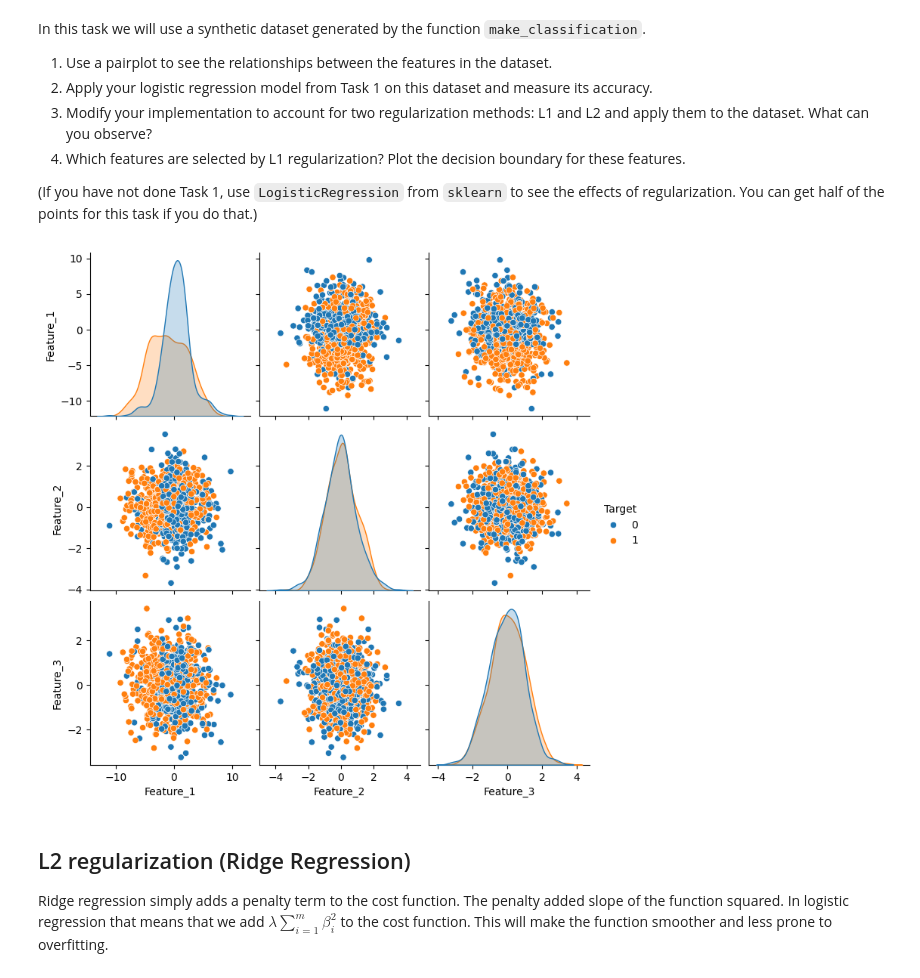
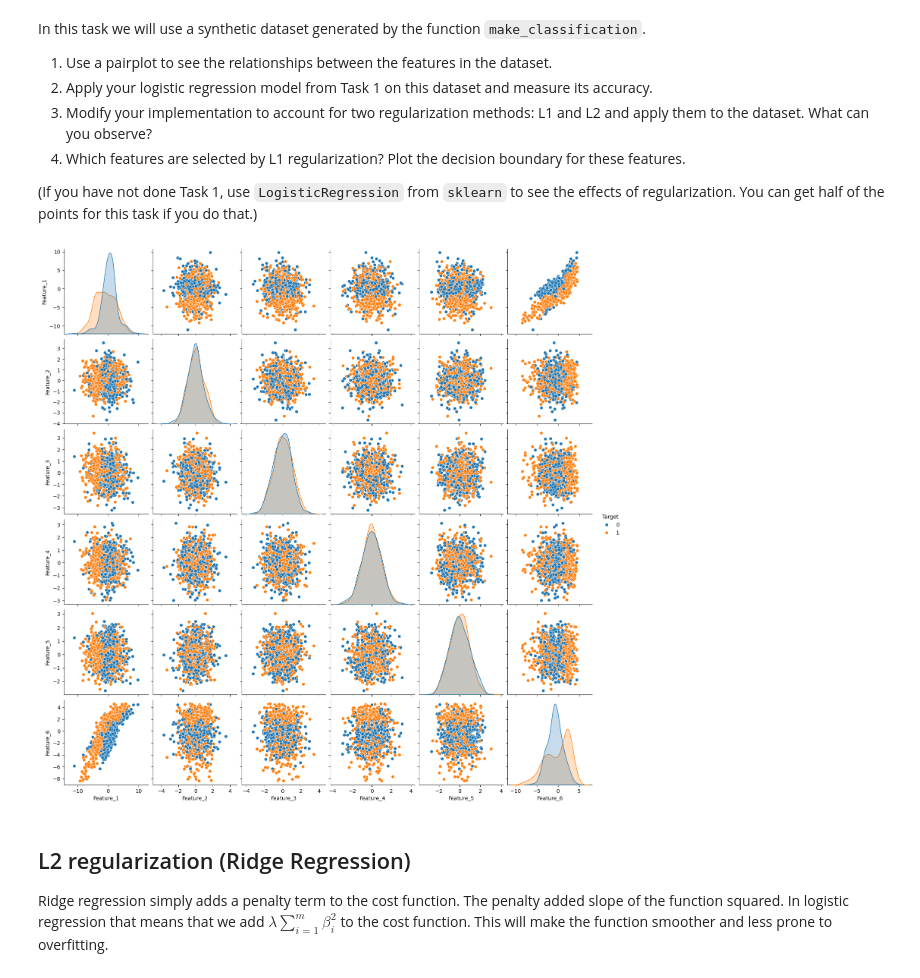
Before and after one commit to PatrykFlama/UWr, a Jupyter notebook: Sem5/ML/2024/List3/Assignment3.ipynb, the cells around one changed output. Saved outputs shown, nothing was run; the diff lists cells and outputs as text; code cells hidden in the pictures.

```diff
--- a/Sem5/ML/2024/List3/Assignment3.ipynb
+++ b/Sem5/ML/2024/List3/Assignment3.ipynb
@@ -690,19 +690,19 @@ dataset['Target'] = y
 # %%
 import seaborn as sns
 import pandas as pd
 
 df = pd.DataFrame(X, columns=[f"Feature_{i}" for i in range(1, 21)])
 df['Target'] = y
 
-subset_features = ['Feature_1', 'Feature_2', 'Feature_3', 'Target']
+subset_features = ['Feature_1', 'Feature_2', 'Feature_3', 'Feature_4', 'Feature_5', 'Feature_6', 'Target']
 
 sns.pairplot(df[subset_features], hue='Target')
 plt.show()
 
 
 # sns.pairplot(dataset, hue='Target')
 # %% [output]
-[figure, old version]
+[figure, new version]
 # %% [markdown]
 ## L2 regularization (Ridge Regression)
 Ridge regression simply adds a penalty term to the cost function. The penalty added slope of the function squared. In logistic regression that means that we add $\lambda \sum_{i=1}^m \beta_i^2$ to the cost function. This will make the function smoother and less prone to overfitting.
```
Also changed, not shown: parts of 3 cells of this notebook.
